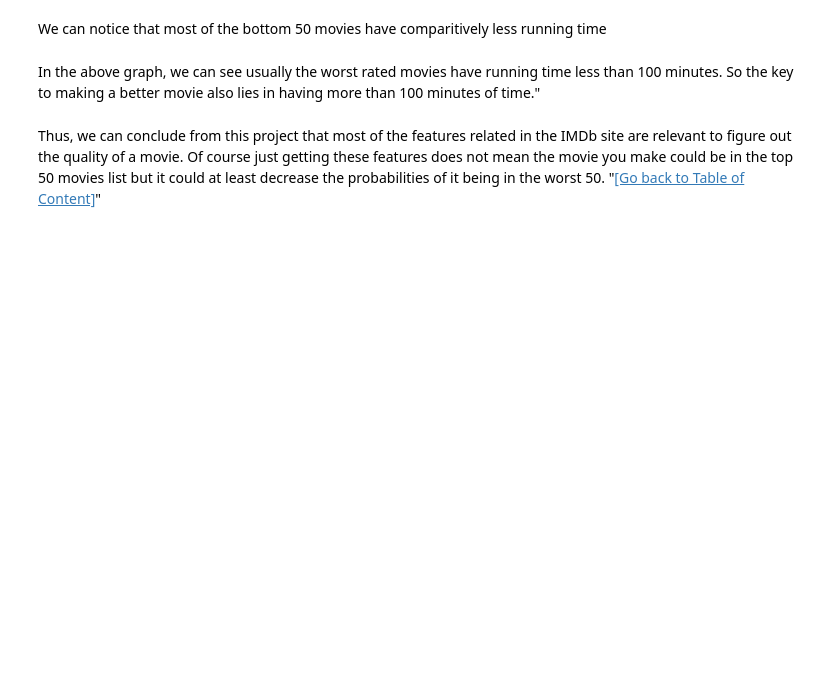
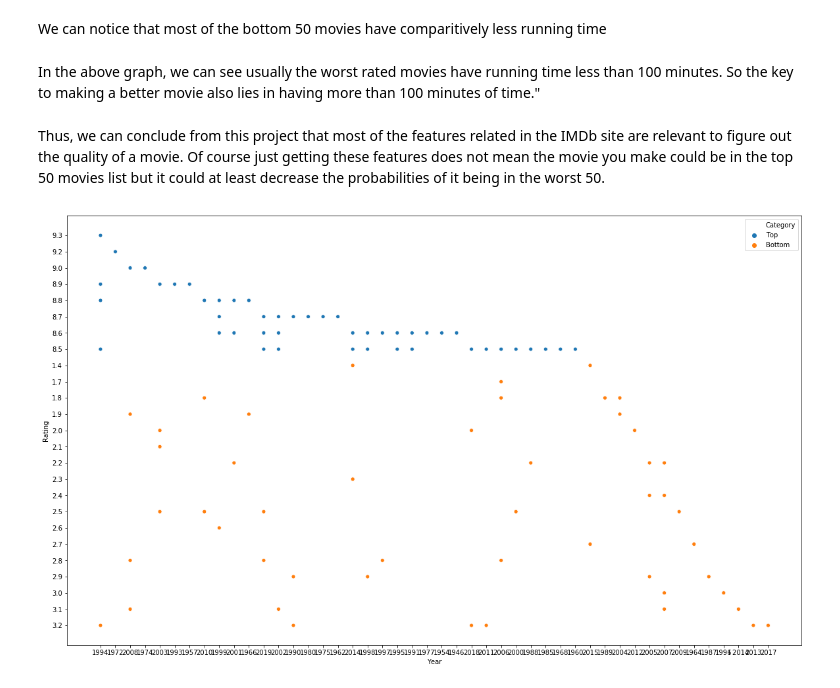
Before and after one commit to snaik22/IMDB, a Jupyter notebook: imdb.ipynb, the cells around one changed output. Saved outputs shown, nothing was run; the diff lists cells and outputs as text; code cells hidden in the pictures; blank space fills up the shorter version.

```diff
--- a/imdb.ipynb
+++ b/imdb.ipynb
@@ -151,4 +148,9 @@ We can notice that most of the bottom 50 movies have comparitively less running
 In the above graph, we can see usually the worst rated movies have running time less than 100 minutes. So the key to making a better movie also lies in having more than 100 minutes of time."
 # %% [markdown]
 Thus, we can conclude from this project that most of the features related in the IMDb site are relevant to figure out the quality of a movie. Of course just getting these features does not mean the movie you make could be in the top 50 movies list but it could at least decrease the probabilities of it being in the worst 50.
-    "<a href ='top'>[Go back to Table of Content]</a>"
+# %%
+fig, axes = plt.subplots(figsize = (20,12))
+ax = sns.scatterplot(x="Year", y="Rating", hue="Category",data=imdb)
+ax.invert_yaxis()
+# %% [output]
+[figure, added]
```
Also changed, not shown: parts of 20 cells of this notebook.
